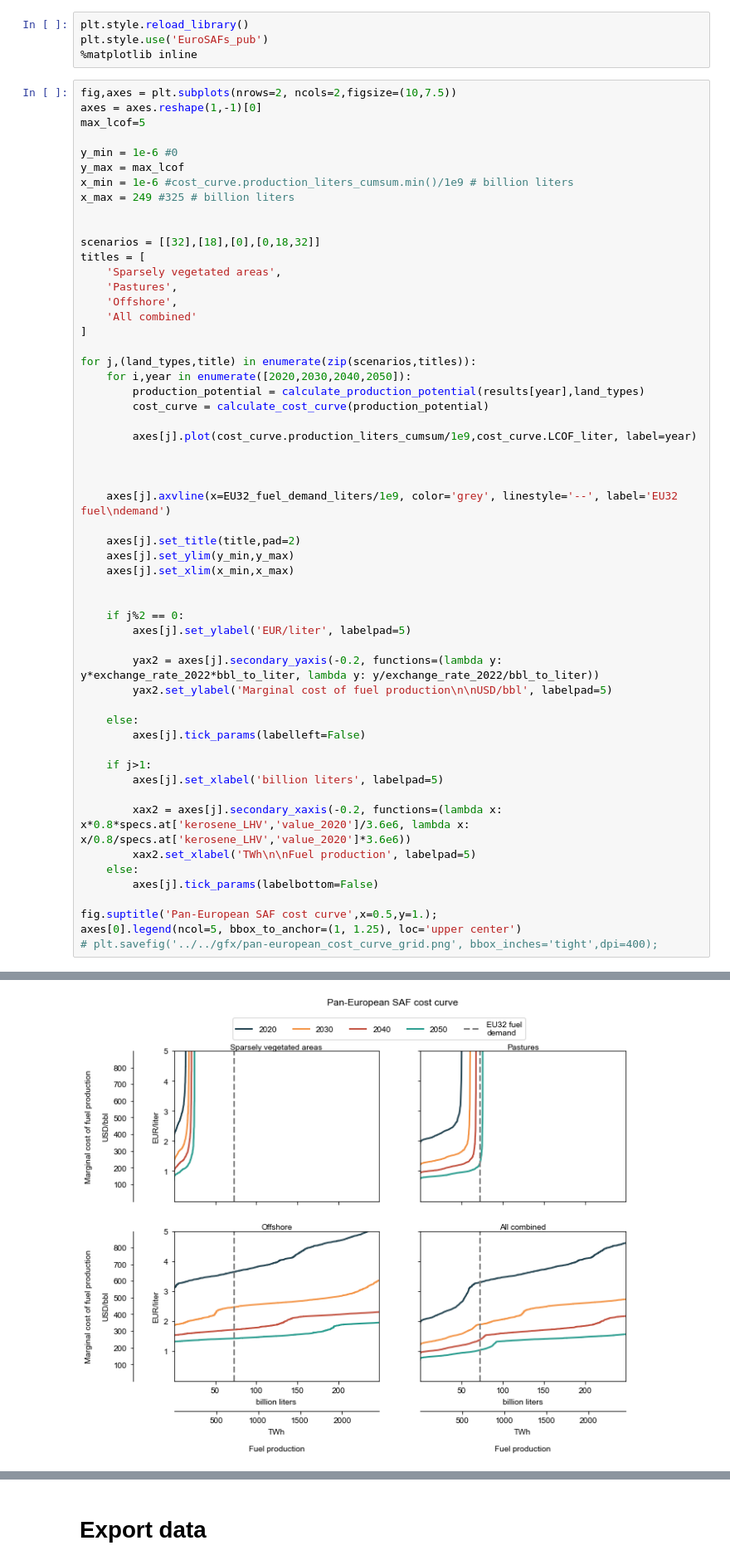
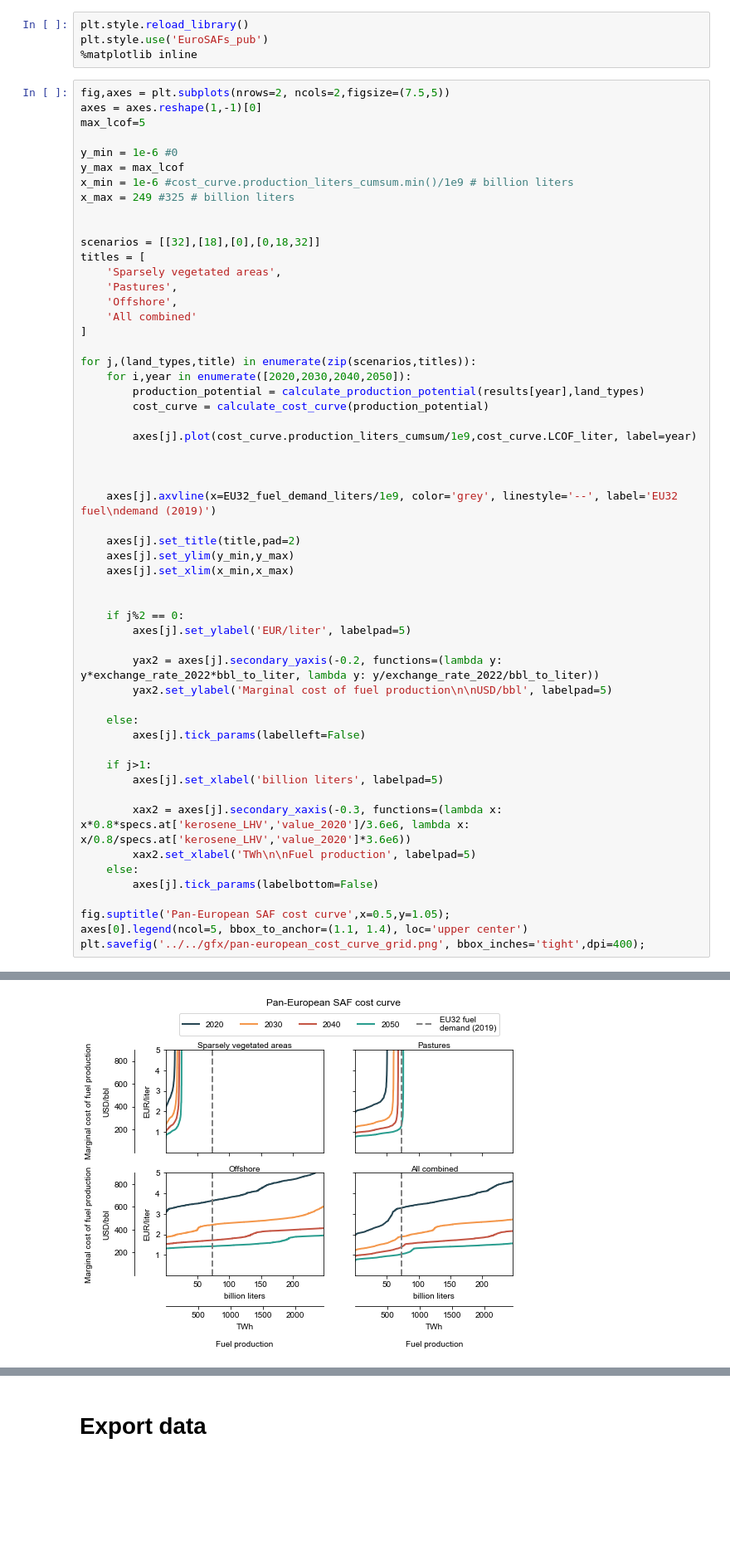
Before and after one commit to kwdseymour/EuroSAFs, a Jupyter notebook: scripts/analysis/cost_curve.ipynb, the cells around one changed output, grey strips where cells are left out. Shown at 83% size. Cells and saved outputs as stored; diff of their text form; blank space fills up the shorter version.

Commit message:
Notebook figure updates

```diff
--- a/scripts/analysis/cost_curve.ipynb
+++ b/scripts/analysis/cost_curve.ipynb
@@ -108,7 +108,7 @@ plt.style.reload_library()
 plt.style.use('EuroSAFs_pub')
 %matplotlib inline
 # %%
-fig,axes = plt.subplots(nrows=2, ncols=2,figsize=(10,7.5))
+fig,axes = plt.subplots(nrows=2, ncols=2,figsize=(7.5,5))
 axes = axes.reshape(1,-1)[0]
 max_lcof=5
 
@@ -135,7 +135,7 @@ for j,(land_types,title) in enumerate(zip(scenarios,titles)):
 
 
 
-    axes[j].axvline(x=EU32_fuel_demand_liters/1e9, color='grey', linestyle='--', label='EU32 fuel\ndemand')
+    axes[j].axvline(x=EU32_fuel_demand_liters/1e9, color='grey', linestyle='--', label='EU32 fuel\ndemand (2019)')
 
     axes[j].set_title(title,pad=2)
     axes[j].set_ylim(y_min,y_max)
@@ -154,12 +154,12 @@ for j,(land_types,title) in enumerate(zip(scenarios,titles)):
     if j>1:
         axes[j].set_xlabel('billion liters', labelpad=5)
 
-        xax2 = axes[j].secondary_xaxis(-0.2, functions=(lambda x: x*0.8*specs.at['kerosene_LHV','value_2020']/3.6e6, lambda x: x/0.8/specs.at['kerosene_LHV','value_2020']*3.6e6))
+        xax2 = axes[j].secondary_xaxis(-0.3, functions=(lambda x: x*0.8*specs.at['kerosene_LHV','value_2020']/3.6e6, lambda x: x/0.8/specs.at['kerosene_LHV','value_2020']*3.6e6))
         xax2.set_xlabel('TWh\n\nFuel production', labelpad=5)
     else:
         axes[j].tick_params(labelbottom=False)
 
-fig.suptitle('Pan-European SAF cost curve',x=0.5,y=1.);
-axes[0].legend(ncol=5, bbox_to_anchor=(1, 1.25), loc='upper center')
-# plt.savefig('../../gfx/pan-european_cost_curve_grid.png', bbox_inches='tight',dpi=400);
+fig.suptitle('Pan-European SAF cost curve',x=0.5,y=1.05);
+axes[0].legend(ncol=5, bbox_to_anchor=(1.1, 1.4), loc='upper center')
+plt.savefig('../../gfx/pan-european_cost_curve_grid.png', bbox_inches='tight',dpi=400);
 # %% [output]
@@ -167,4 +166,4 @@ axes[0].legend(ncol=5, bbox_to_anchor=(1, 1.25), loc='upper center')
-[figure, old version]
+[figure, new version]
 # %%
 fig,axes = plt.subplots(nrows=4, ncols=4,figsize=(10,12.5))
 axes = axes.reshape(1,-1)[0]
```
Also changed, not shown: parts of 1 cell of this notebook, 2 other files.
